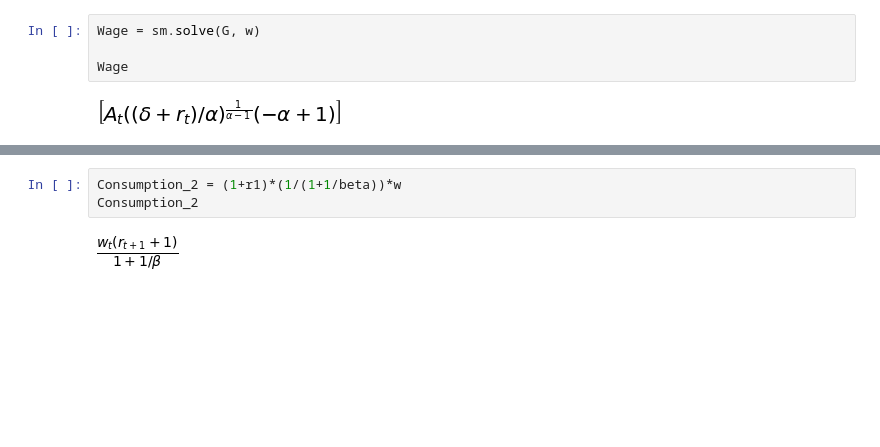
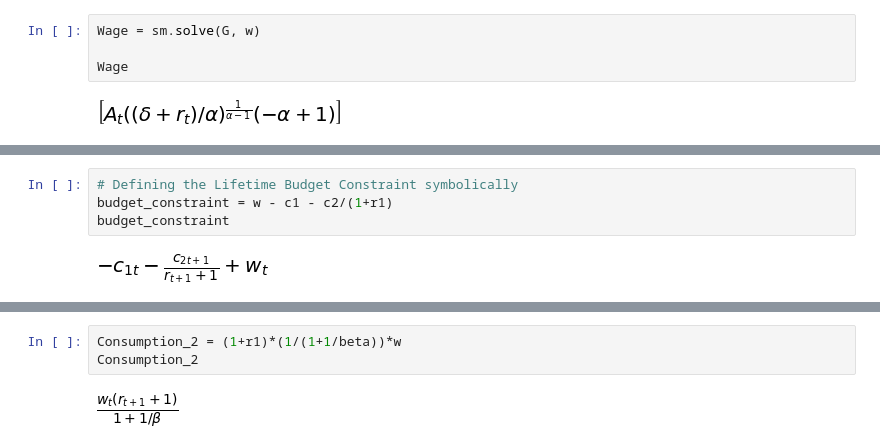
Before and after one commit to NumEconCopenhagen/projects-2019-bcg, a Jupyter notebook: modelproject/modelproject.ipynb, the cells around one changed output, grey strips where cells are left out. Drawn from its saved outputs; the diff is of its cells as text; blank space fills up the shorter version.

```diff
--- a/modelproject/modelproject.ipynb
+++ b/modelproject/modelproject.ipynb
@@ -190,0 +193,6 @@ D
+# %%
+# Defining the Lifetime Budget Constraint symbolically
+budget_constraint = w - c1 - c2/(1+r1)
+budget_constraint
+# %% [output]
+[figure, added]
```
Also changed, not shown: parts of 58 cells of this notebook.
